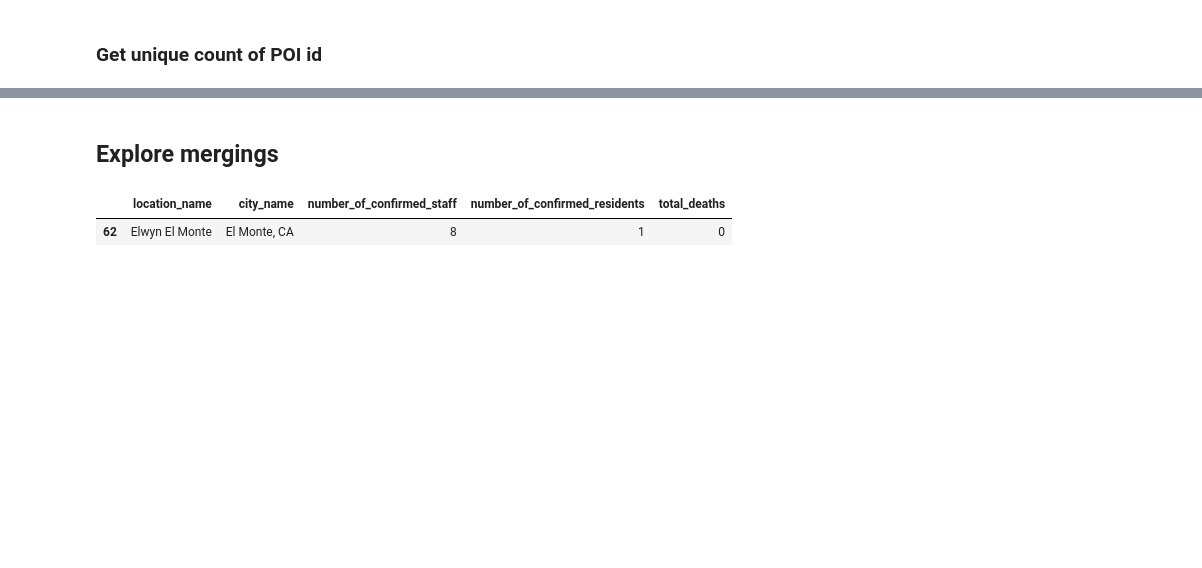
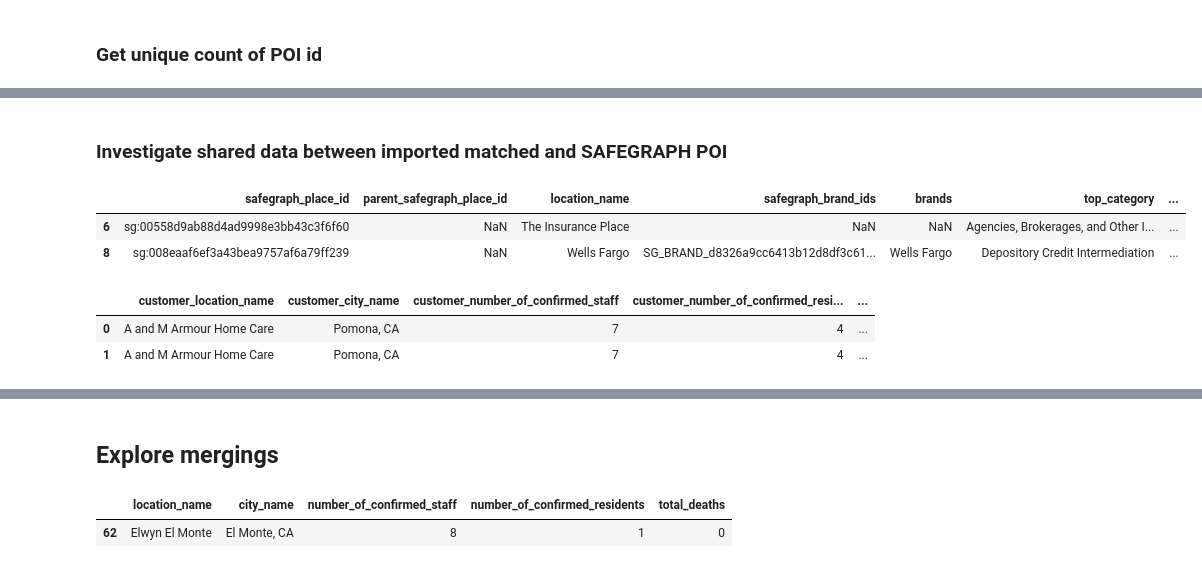
Before and after one commit to francisco-avalos/LA_covid19_data_cases, a Jupyter notebook: jupyter-notebook-sandbox/Sandbox - Adding POI to usc-model.ipynb, the cells around one changed output, grey strips where cells are left out. Cells and saved outputs as stored; diff of their text form; code cells hidden in the pictures; blank space fills up the shorter version.

```diff
--- a/jupyter-notebook-sandbox/Sandbox - Adding POI to usc-model.ipynb
+++ b/jupyter-notebook-sandbox/Sandbox - Adding POI to usc-model.ipynb
@@ -75,2 +109,18 @@ len(RCAC_oct0120_df[RCAC_oct0120_df['number_of_candidate_matches']==1]['safegrap
 # %%
 # RCAC_oct0120_df[RCAC_oct0120_df['number_of_candidate_matches']==1].groupby('safegraph_place_id').count()
+# %% [markdown]
+### Investigate shared data between imported matched and SAFEGRAPH POI
+# %%
+# POI_DF.shape # 704316, 18
+POI_DF.head(2)
+# %% [output]
+|  | safegraph_place_id | parent_safegraph_place_id | location_name | safegraph_brand_ids | brands | top_category | ... |
+| 6 | sg:00558d9ab88d4ad9998e3bb43c3f6f60 | NaN | The Insurance Place | NaN | NaN | Agencies, Brokerages, and Other I... | ... |
+| 8 | sg:008eaaf6ef3a43bea9757af6a79ff239 | NaN | Wells Fargo | SG_BRAND_d8326a9cc6413b12d8df3c61... | Wells Fargo | Depository Credit Intermediation | ... |
+# %%
+# RCAC_oct0120_df.shape # 467, 13
+RCAC_oct0120_df.head(2)
+# %% [output]
+|  | customer_location_name | customer_city_name | customer_number_of_confirmed_staff | customer_number_of_confirmed_resi... | ... |
+| 0 | A and M Armour Home Care | Pomona, CA | 7 | 4 | ... |
+| 1 | A and M Armour Home Care | Pomona, CA | 7 | 4 | ... |
```
Also changed, not shown: parts of 8 cells of this notebook.
